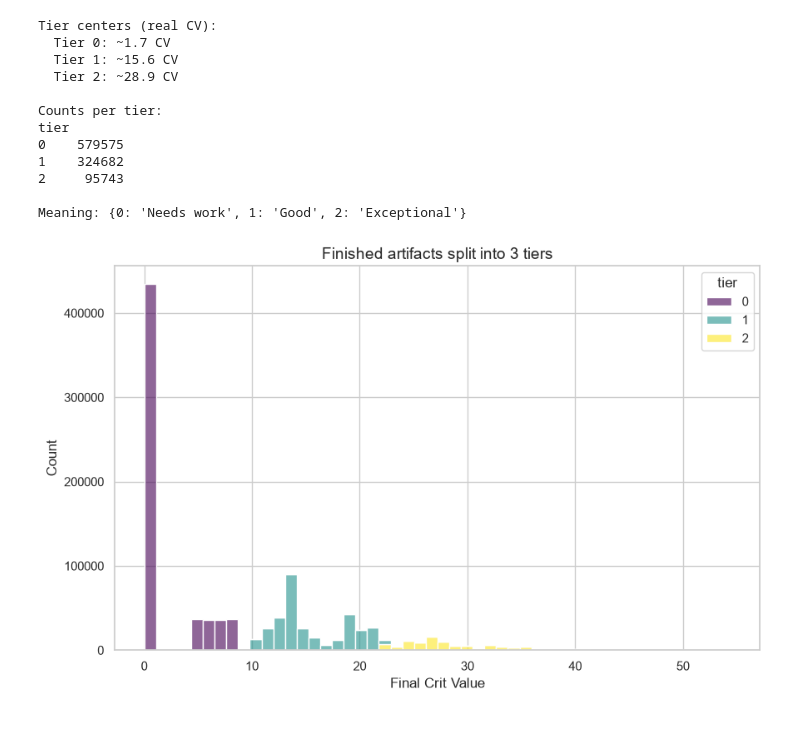
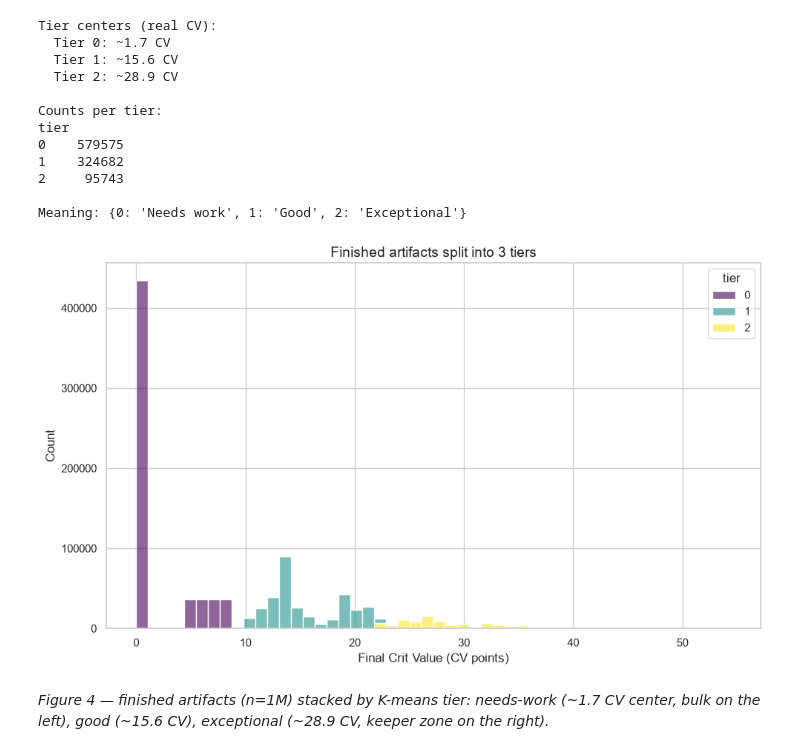
Before and after one commit to maidenator/artifact-data-science, a Jupyter notebook: artifact_analysis_report.ipynb, the cells around one changed output. Cells and saved outputs as stored; diff of their text form; code cells hidden in the pictures; blank space fills up the shorter version.

Commit message:
changed some values

```diff
--- a/artifact_analysis_report.ipynb
+++ b/artifact_analysis_report.ipynb
@@ -393,11 +406,15 @@ Meaning: {0: 'Needs work', 1: 'Good', 2: 'Exceptional'}
 # %%
 # Finished artifacts colored by tier
 plt.figure(figsize=(10, 6))
 sns.histplot(data=df_lvl20, x='cv', hue='tier', bins=50, palette='viridis', alpha=0.6, multiple='stack')
 plt.title('Finished artifacts split into 3 tiers', fontsize=14)
-plt.xlabel('Final Crit Value')
+plt.xlabel('Final Crit Value (CV points)')
 plt.ylabel('Count')
+plt.tight_layout()
+plt.savefig('tiers.png', dpi=150)
 plt.show()
 # %% [output]
-[figure, old version]
+[figure, new version]
+# %% [markdown]
+*Figure 4 — finished artifacts (n=1M) stacked by K-means tier: needs-work (~1.7 CV center, bulk on the left), good (~15.6 CV), exceptional (~28.9 CV, keeper zone on the right).*
 # %% [markdown]
```
Also changed, not shown: parts of 16 cells of this notebook, 6 other files.
